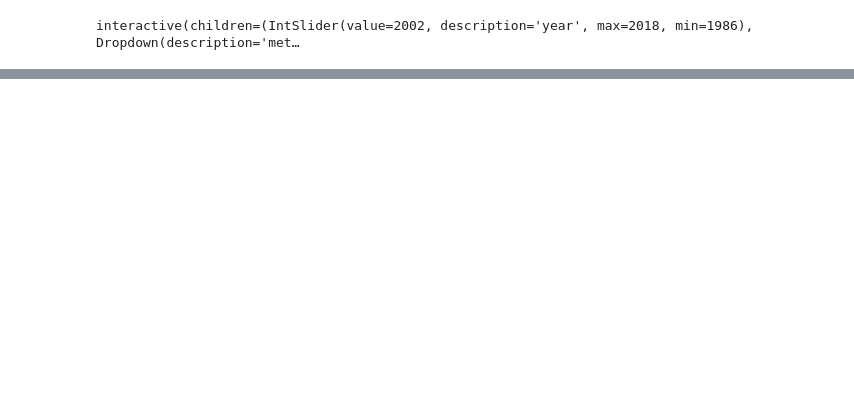
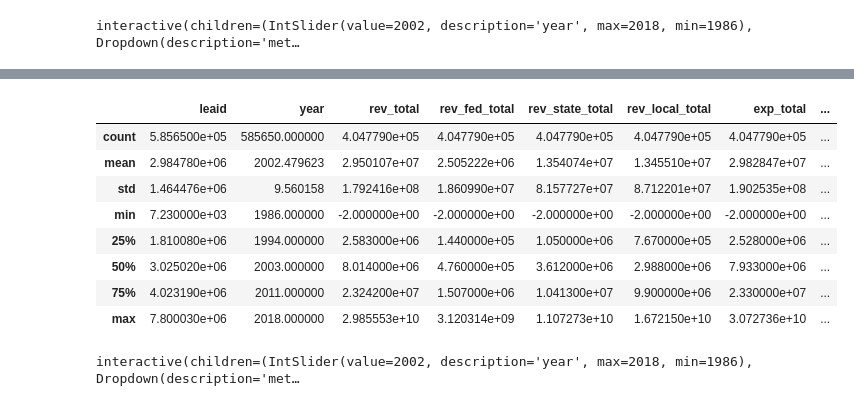
Before and after one commit to justinrgarrard/school_district_clustering, a Jupyter notebook: notebooks/1.0-jrg-eda.ipynb, the cells around one changed output, grey strips where cells are left out. Drawn from its saved outputs; the diff is of its cells as text; code cells hidden in the pictures; blank space fills up the shorter version.

Commit message:
Very early EDA with interative data explorer tooling

```diff
--- a/notebooks/1.0-jrg-eda.ipynb
+++ b/notebooks/1.0-jrg-eda.ipynb
@@ -99,13 +112,13 @@ assessment_cols = ["leaid","year","read_test_num_valid",
                     "read_test_pct_prof_midpt", "math_test_num_valid",
                     "math_test_pct_prof_midpt", "grad_rate_midpt"]
 
-finance_cols = ["leaid", "year", "rev_total", "rev_fed_total", "rev_state_total",
+financial_cols = ["leaid", "year", "rev_total", "rev_fed_total", "rev_state_total",
                 "rev_local_total", "exp_total", "exp_current_instruction_total",
                 "exp_current_supp_serve_total", "exp_current_other", "exp_nonelsec",
                 "salaries_total", "benefits_employee_total", "debt_longterm_outstand_beg_FY"]
 
 ## Sanity check, should be empty if all cols are accounted for
-subsets = set(location_cols + demographic_cols + assessment_cols + finance_cols)
+subsets = set(location_cols + demographic_cols + assessment_cols + financial_cols)
 print(set(edu_df.columns) - subsets)
 # %% [output]
 set()
@@ -206,0 +370,6 @@ This section describes data taken from the Financial set.
+# %%
+# High-level overview
+financial_df = edu_df[financial_cols]
+display(null_counter(financial_df))
+print('')
+display(financial_df.head())
@@ -206,0 +398,43 @@ This section describes data taken from the Financial set.
+# %%
+# General statistics
+display(financial_df.describe())
+# %% [output]
+|  | leaid | year | rev_total | rev_fed_total | rev_state_total | rev_local_total | exp_total | ... |
+| count | 5.856500e+05 | 585650.000000 | 4.047790e+05 | 4.047790e+05 | 4.047790e+05 | 4.047790e+05 | 4.047790e+05 | ... |
+| mean | 2.984780e+06 | 2002.479623 | 2.950107e+07 | 2.505222e+06 | 1.354074e+07 | 1.345510e+07 | 2.982847e+07 | ... |
+| std | 1.464476e+06 | 9.560158 | 1.792416e+08 | 1.860990e+07 | 8.157727e+07 | 8.712201e+07 | 1.902535e+08 | ... |
+| min | 7.230000e+03 | 1986.000000 | -2.000000e+00 | -2.000000e+00 | -2.000000e+00 | -2.000000e+00 | -2.000000e+00 | ... |
+| 25% | 1.810080e+06 | 1994.000000 | 2.583000e+06 | 1.440000e+05 | 1.050000e+06 | 7.670000e+05 | 2.528000e+06 | ... |
+| 50% | 3.025020e+06 | 2003.000000 | 8.014000e+06 | 4.760000e+05 | 3.612000e+06 | 2.988000e+06 | 7.933000e+06 | ... |
+| 75% | 4.023190e+06 | 2011.000000 | 2.324200e+07 | 1.507000e+06 | 1.041300e+07 | 9.900000e+06 | 2.330000e+07 | ... |
+| max | 7.800030e+06 | 2018.000000 | 2.985553e+10 | 3.120314e+09 | 1.107273e+10 | 1.672150e+10 | 3.072736e+10 | ... |
+# %%
+# Interactive Scatterplot for Location Metrics by Year
+%matplotlib notebook
+
+year_range = get_year_range(location_df)
+metrics = list(financial_df.columns)[2:]
+
+@interact(year=(year_range[0],year_range[-1],1), metric=metrics)
+def fin_metric_explorer(year, metric):
+    # Clear any old figures
+    plt.close()
+
+    # Take a snapshot of the data for the given year
+    snapshot = financial_df[financial_df['year'] == year].copy()
+    snapshot.sort_values(metric, ascending=True, inplace=True)
+    y_pos = np.arange(len(snapshot[metric]))
+
+    # Make a plot to match states to the chosen metric
+    plt.figure(figsize=(8, 8), num='Assessment Metric Explorer Tool')
+    plt.scatter(snapshot['leaid'], snapshot[metric], alpha=0.5, color='purple')
+    plt.xlabel('leaid')
+    plt.ylabel(metric)
+    plt.title(f'{metric}: {year}')
+
+
+interactive_plot = interactive(fin_metric_explorer,
+                               year=2005,
+                               metric=metrics[0])
+# %% [output]
+interactive(children=(IntSlider(value=2002, description='year', max=2018, min=1986), Dropdown(description='met…
```
Also changed, not shown: parts of 17 cells of this notebook.
